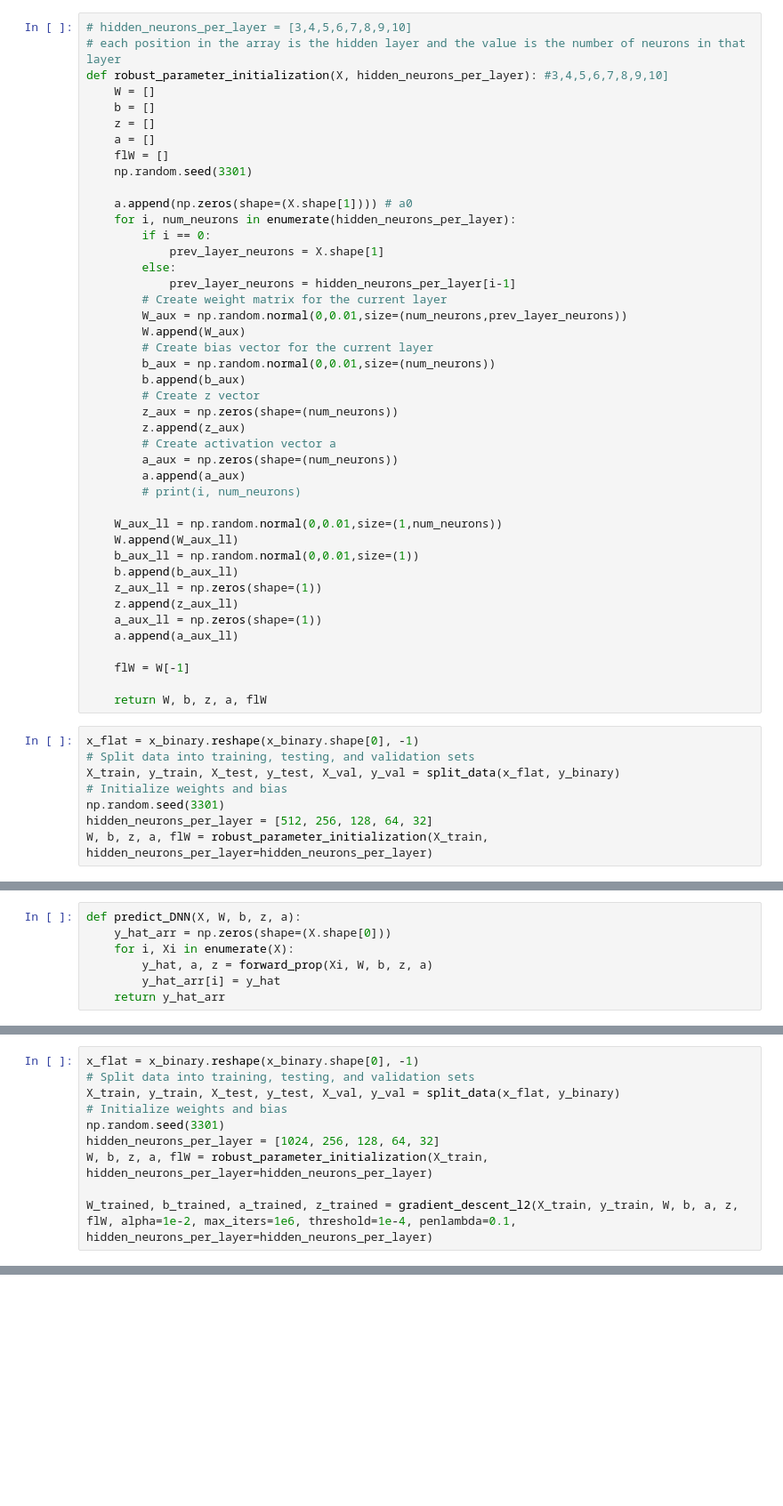
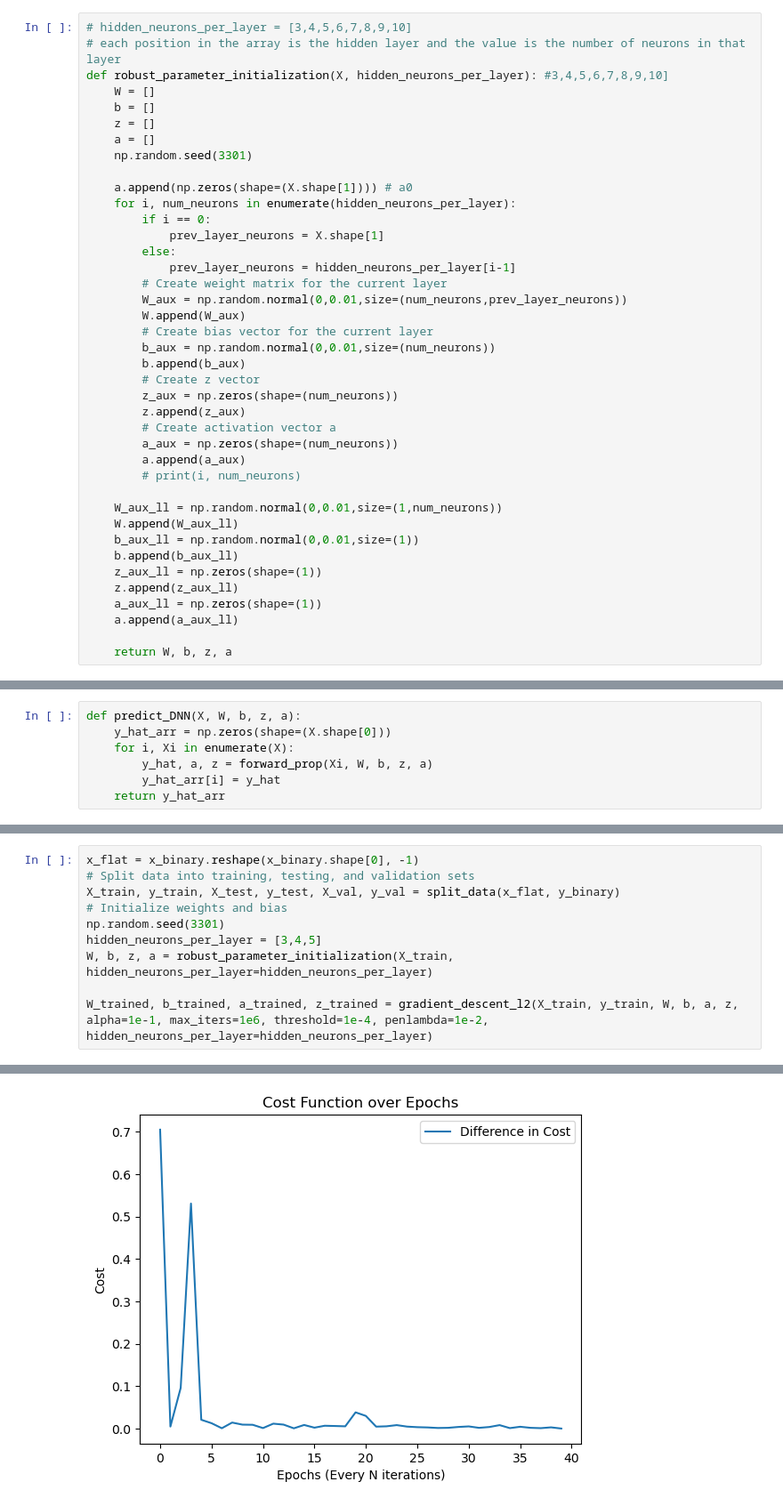
Before and after one commit to JulienJessmon/DeepLearning1, a Jupyter notebook: DeepLearning1.ipynb, the cells around one changed output, grey strips where cells are left out. Shown at 89% size. Cells and saved outputs as stored; diff of their text form; blank space fills up the shorter version.

```diff
--- a/DeepLearning1.ipynb
+++ b/DeepLearning1.ipynb
@@ -665,7 +618,6 @@ def robust_parameter_initialization(X, hidden_neurons_per_layer): #3,4,5,6,7,8,9
     b = []
     z = []
     a = []
-    flW = []
     np.random.seed(3301)
 
     a.append(np.zeros(shape=(X.shape[1]))) # a0
@@ -697,17 +649,7 @@ def robust_parameter_initialization(X, hidden_neurons_per_layer): #3,4,5,6,7,8,9
     a_aux_ll = np.zeros(shape=(1))
     a.append(a_aux_ll)
 
-    flW = W[-1]
-
-    return W, b, z, a, flW
+    return W, b, z, a
-# %%
-x_flat = x_binary.reshape(x_binary.shape[0], -1)
-# Split data into training, testing, and validation sets
-X_train, y_train, X_test, y_test, X_val, y_val = split_data(x_flat, y_binary)
-# Initialize weights and bias
-np.random.seed(3301)
-hidden_neurons_per_layer = [512, 256, 128, 64, 32]
-W, b, z, a, flW = robust_parameter_initialization(X_train, hidden_neurons_per_layer=hidden_neurons_per_layer)
 # %%
 # Forward propagation function
 def forward_prop(Xi, W, b, z, a):
@@ -800,8 +783,8 @@ x_flat = x_binary.reshape(x_binary.shape[0], -1)
 X_train, y_train, X_test, y_test, X_val, y_val = split_data(x_flat, y_binary)
 # Initialize weights and bias
 np.random.seed(3301)
-hidden_neurons_per_layer = [1024, 256, 128, 64, 32]
-W, b, z, a, flW = robust_parameter_initialization(X_train, hidden_neurons_per_layer=hidden_neurons_per_layer)
+hidden_neurons_per_layer = [3,4,5]
+W, b, z, a = robust_parameter_initialization(X_train, hidden_neurons_per_layer=hidden_neurons_per_layer)
 
-W_trained, b_trained, a_trained, z_trained = gradient_descent_l2(X_train, y_train, W, b, a, z, flW, alpha=1e-2, max_iters=1e6, threshold=1e-4, penlambda=0.1, hidden_neurons_per_layer=hidden_neurons_per_layer)
+W_trained, b_trained, a_trained, z_trained = gradient_descent_l2(X_train, y_train, W, b, a, z, alpha=1e-1, max_iters=1e6, threshold=1e-4, penlambda=1e-2, hidden_neurons_per_layer=hidden_neurons_per_layer)
 # %% [output]
@@ -810 +797,2 @@ W_trained, b_trained, a_trained, z_trained = gradient_descent_l2(X_train, y_trai
+[figure, added]
 # %%
```
Also changed, not shown: parts of 11 cells of this notebook.
